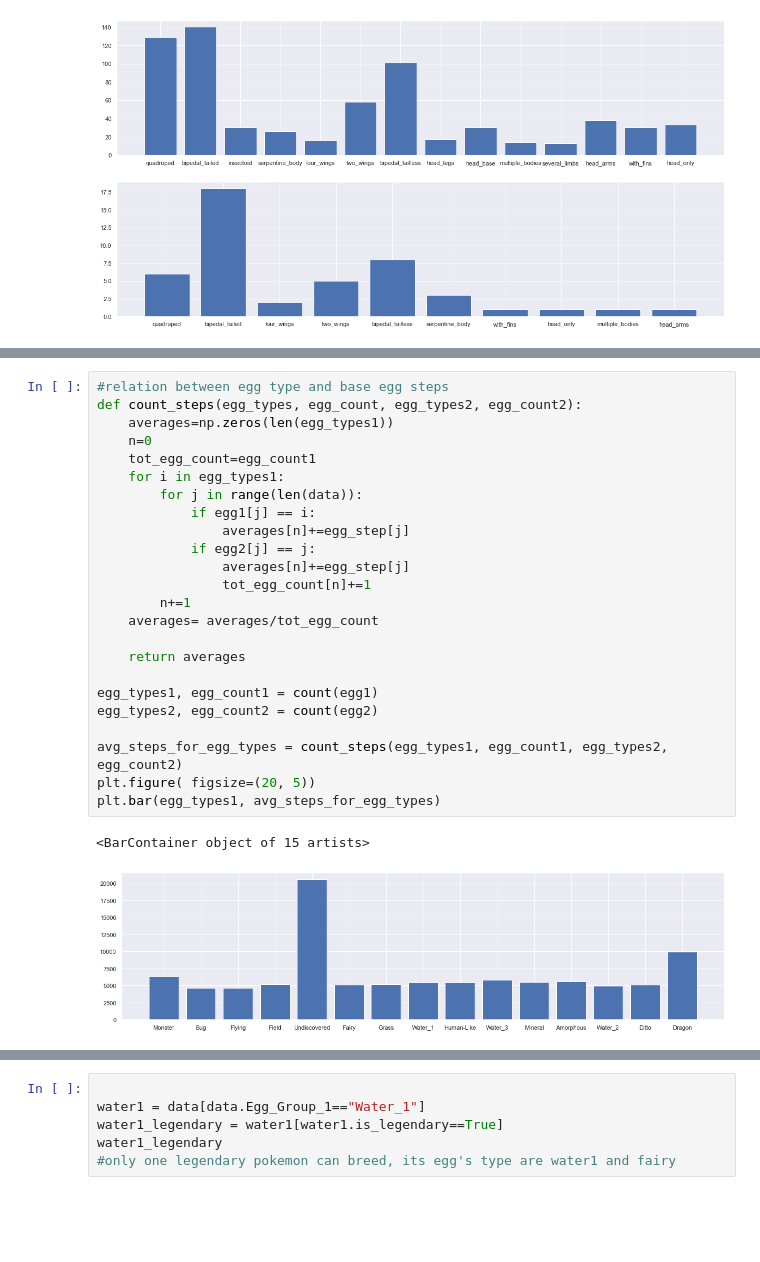
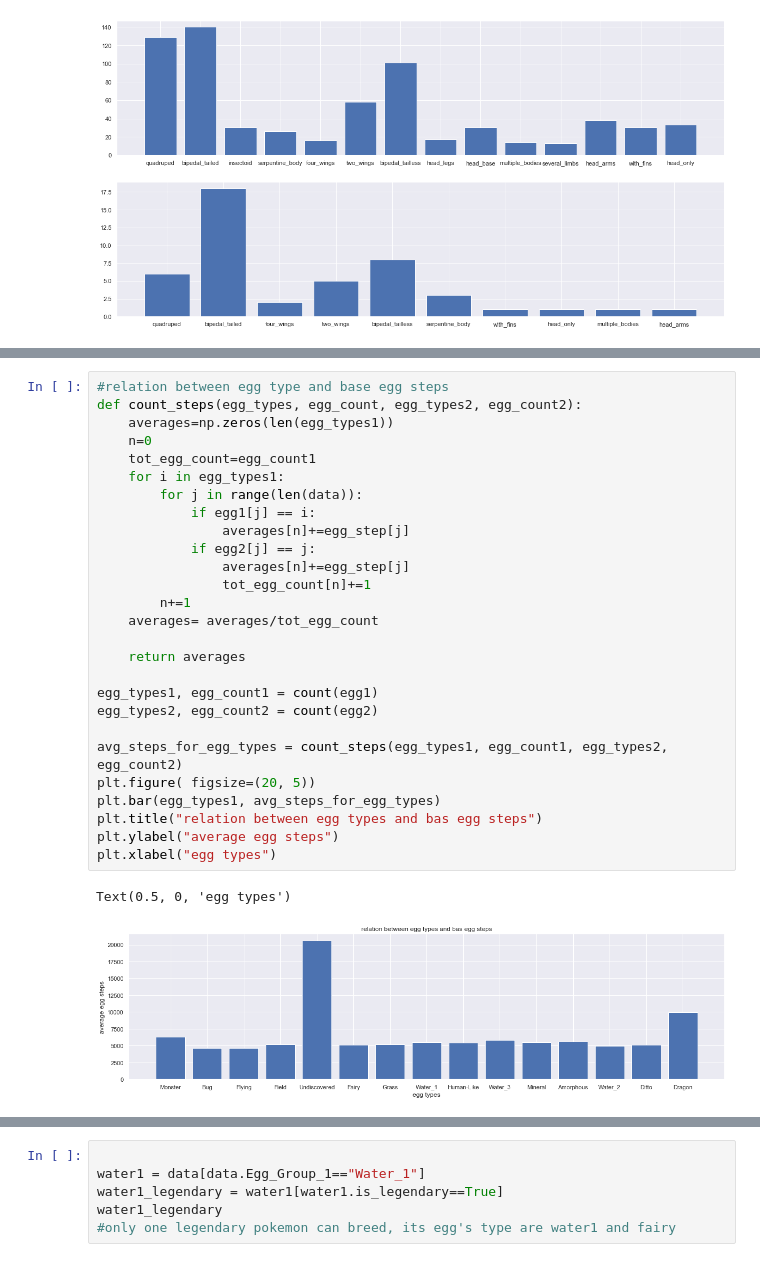
Before and after one commit to com-480-data-visualization/com-480-project-analaktycs, a Jupyter notebook: Milestone1.ipynb, the cells around one changed output, grey strips where cells are left out. Drawn from its saved outputs; the diff is of its cells as text; blank space fills up the shorter version.

```diff
--- a/Milestone1.ipynb
+++ b/Milestone1.ipynb
@@ -1009,30 +1010,33 @@ plt.bar(f, e)
 # %%
 #relation between egg type and base egg steps
 def count_steps(egg_types, egg_count, egg_types2, egg_count2):
     averages=np.zeros(len(egg_types1))
     n=0
     tot_egg_count=egg_count1
     for i in egg_types1:
         for j in range(len(data)):
             if egg1[j] == i:
                 averages[n]+=egg_step[j]
             if egg2[j] == j:
                 averages[n]+=egg_step[j]
                 tot_egg_count[n]+=1
         n+=1
     averages= averages/tot_egg_count
 
     return averages
 
 egg_types1, egg_count1 = count(egg1)
 egg_types2, egg_count2 = count(egg2)
 
 avg_steps_for_egg_types = count_steps(egg_types1, egg_count1, egg_types2, egg_count2)
 plt.figure( figsize=(20, 5))
 plt.bar(egg_types1, avg_steps_for_egg_types)
+plt.title("relation between egg types and bas egg steps")
+plt.ylabel("average egg steps")
+plt.xlabel("egg types")
 # %% [output]
-<BarContainer object of 15 artists>
+Text(0.5, 0, 'egg types')
-[figure, old version]
+[figure, new version]
 # %%
 undiscovered = data[data.Egg_Group_1=="Undiscovered"]
 legendary_undiscovered = undiscovered[undiscovered.is_legendary==True]
```
Also changed, not shown: parts of 14 cells of this notebook.
